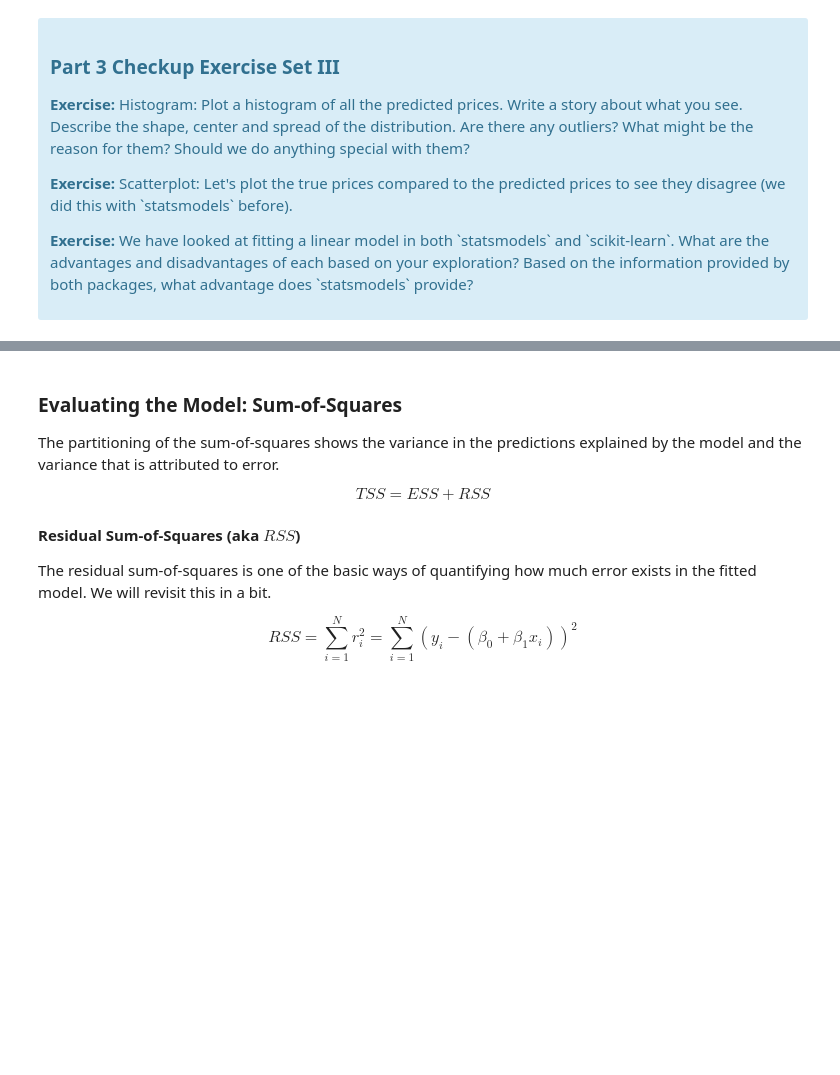
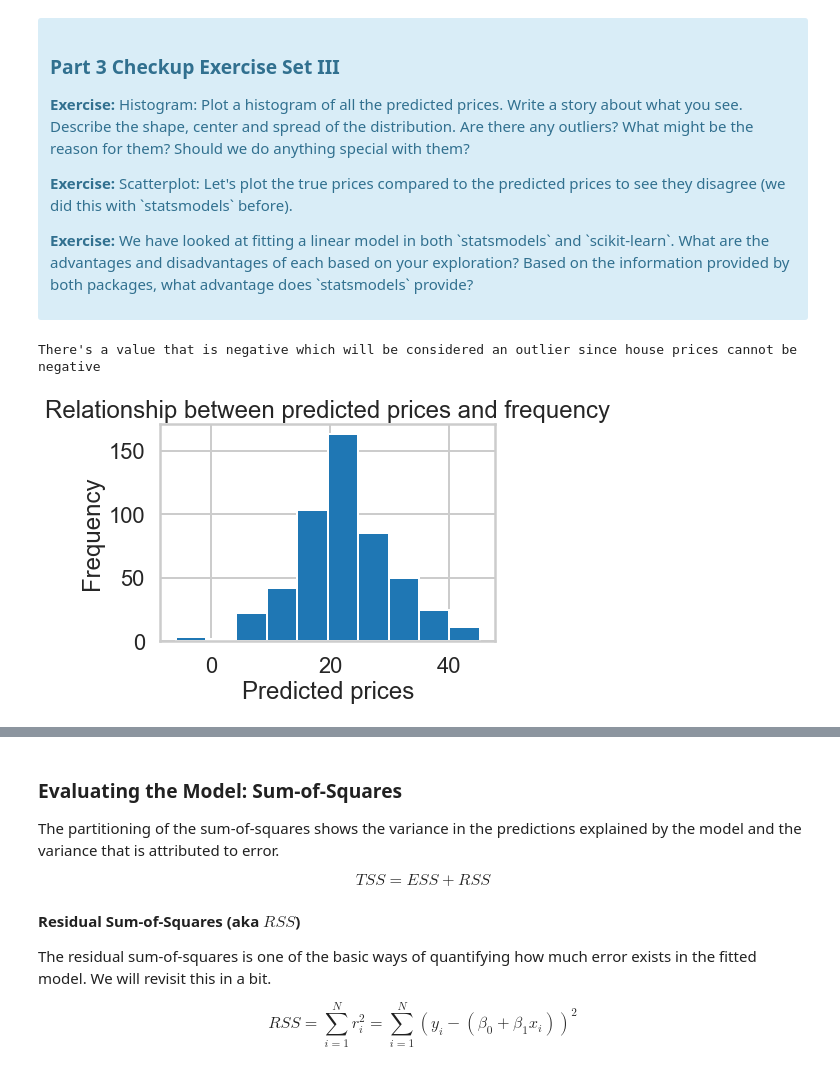
Before and after one commit to CJL89/Linear-Regression, a Jupyter notebook: Mini_Project_Linear_Regression.ipynb, the cells around one changed output, grey strips where cells are left out. Drawn from its saved outputs; the diff is of its cells as text; code cells hidden in the pictures; blank space fills up the shorter version.

```diff
--- a/Mini_Project_Linear_Regression.ipynb
+++ b/Mini_Project_Linear_Regression.ipynb
@@ -498,0 +552,6 @@ print('Coefficient:', lm.coef_)
+# %%
+# your turn
+lm = LinearRegression(fit_intercept=False)
+print(lm.fit(X, bos['PRICE']))
+
+print("Not having an intercept actually evens the coefficients.")
@@ -533,6 +616,11 @@ lm.predict(X)[0:5]
 # %%
 # your turn
 plt.hist(lm.predict(X))
 plt.xlabel('Predicted prices')
-plt.ylabel('Frequence')
+plt.ylabel('Frequency')
 plt.title('Relationship between predicted prices and frequency')
+
+print("There's a value that is negative which will be considered an outlier since house prices cannot be negative")
+# %% [output]
+There's a value that is negative which will be considered an outlier since house prices cannot be negative
+[figure, added]
```
Also changed, not shown: parts of 25 cells of this notebook.
